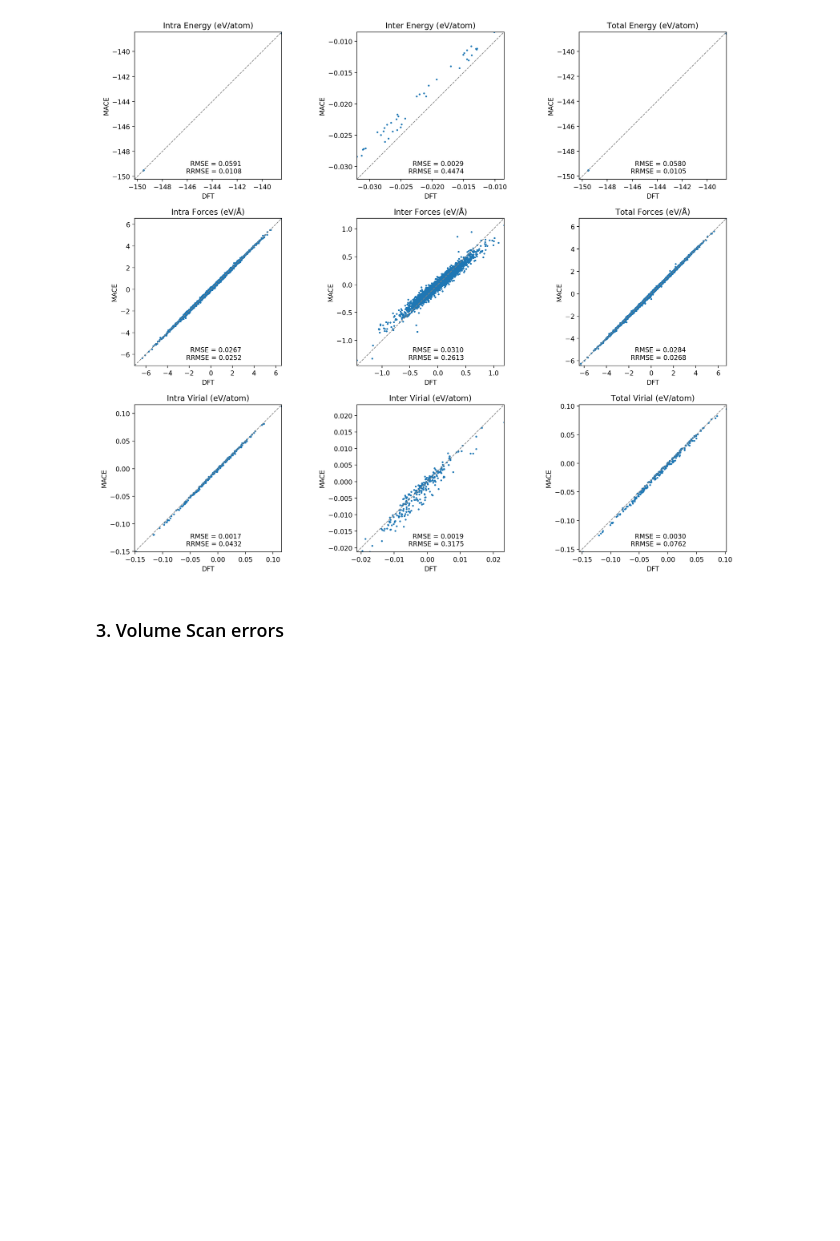
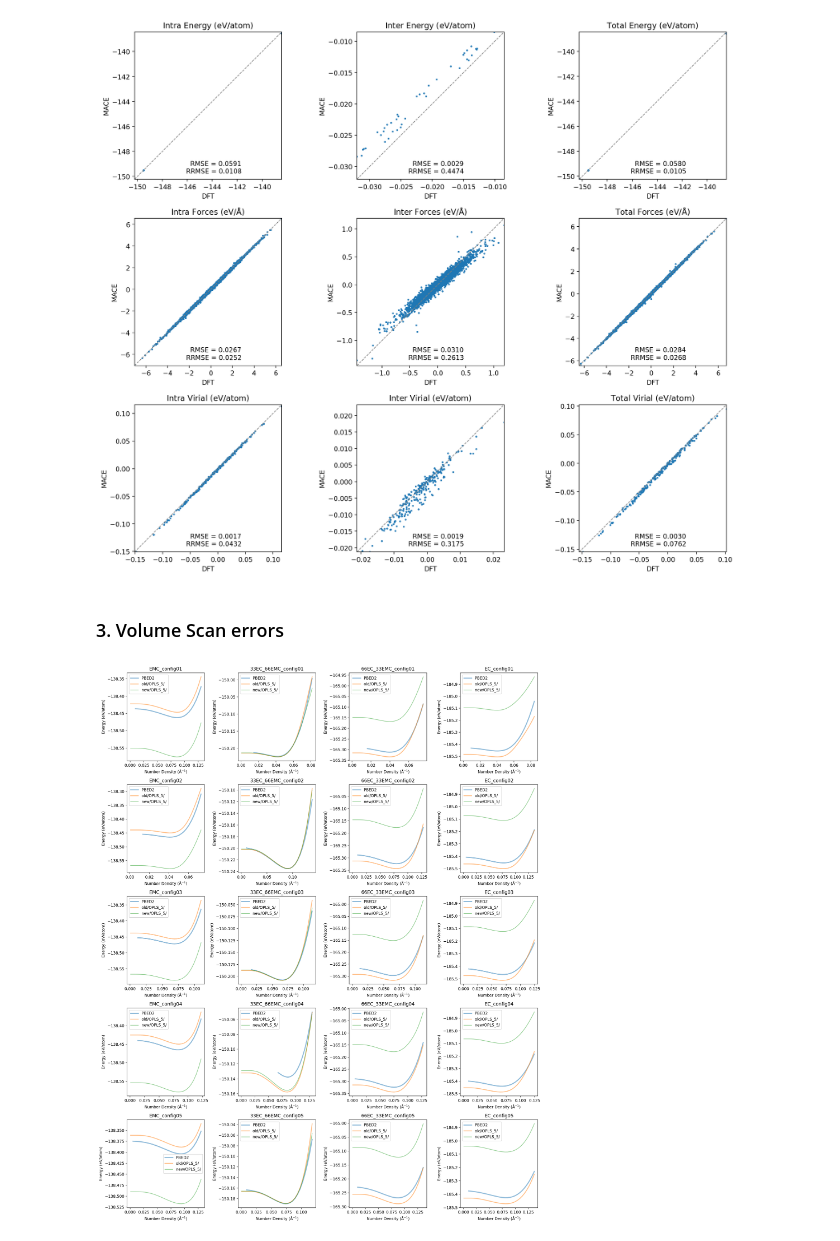
Before and after one commit to imagdau/dataTransferabilityMLIP, a Jupyter notebook: main.ipynb, the cells around one changed output. Saved outputs shown, nothing was run; the diff lists cells and outputs as text; code cells hidden in the pictures; blank space fills up the shorter version.

Commit message:
vscan tests

```diff
--- a/main.ipynb
+++ b/main.ipynb
@@ -369,3 +369,41 @@ plt.savefig(figname, format='png', dpi=300)
 [figure]
 # %% [markdown]
 ### 3. Volume Scan errors
+# %%
+from glob import glob
+from ase.io import read
+from aseMolec import extAtoms as ea
+from aseMolec import anaAtoms as aa
+from aseMolec import pltProps as pp
+from matplotlib import pyplot as plt
+import numpy as np
+
+wdir = '/Users/imagdau/Collaborations/05-SamNibblet/06-MACE-models-4Exp/'
+model='OPLS_5'
+figname = wdir+'figs/'+''.join(model.split('_'))+'_VScans.png'
+
+def plot_vscan(vsname, vspaths):
+    for i, vspath in enumerate(vspaths):
+        db = read(wdir+'tests/'+vspath+'/VScan_'+vsname+'.xyz', ':')
+        ea.rename_prop_tag(db, 'MACE_energy', 'energy')
+        num_dens = ea.get_prop(db, 'meth', 'get_volume', peratom=True)**(-1)
+        energy = ea.get_prop(db, 'info', 'energy', peratom=True)
+        plt.plot(num_dens, energy, label=vspath, linewidth=(3-i)*0.5+1.0, alpha=0.5)
+    plt.xlabel(r'Number Density ($\rm \AA^{-1}$)')
+    plt.ylabel(r'Energy ($\rm eV/atom$)')
+    plt.legend()
+    plt.title(vsname)
+    plt.tight_layout()
+
+plt.figure(figsize=(16, 20), dpi=200)
+i = 1
+for conf in ['01','02','03','04','05']:
+    for comp in ['EMC','33EC_66EMC', '66EC_33EMC','EC']:
+        plt.subplot(5,4,i)
+        plot_vscan(vsname=comp+'_config'+conf, vspaths=['PBED2', 'old/'+model+'/', 'new/'+model+'/'])
+        i+=1
+
+plt.tight_layout()
+plt.savefig(figname, format='png', dpi=300)
+# %% [output]
+[figure, added]
```
